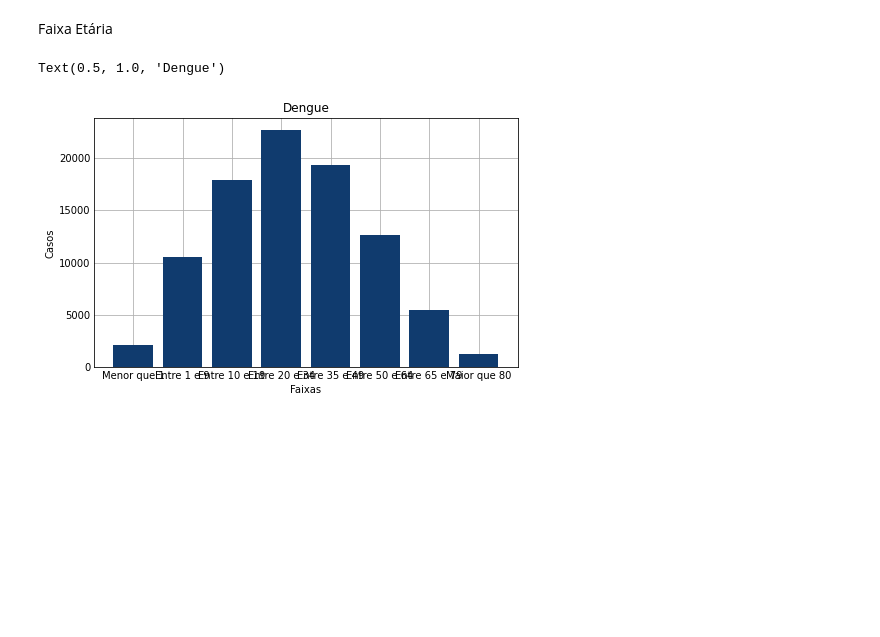
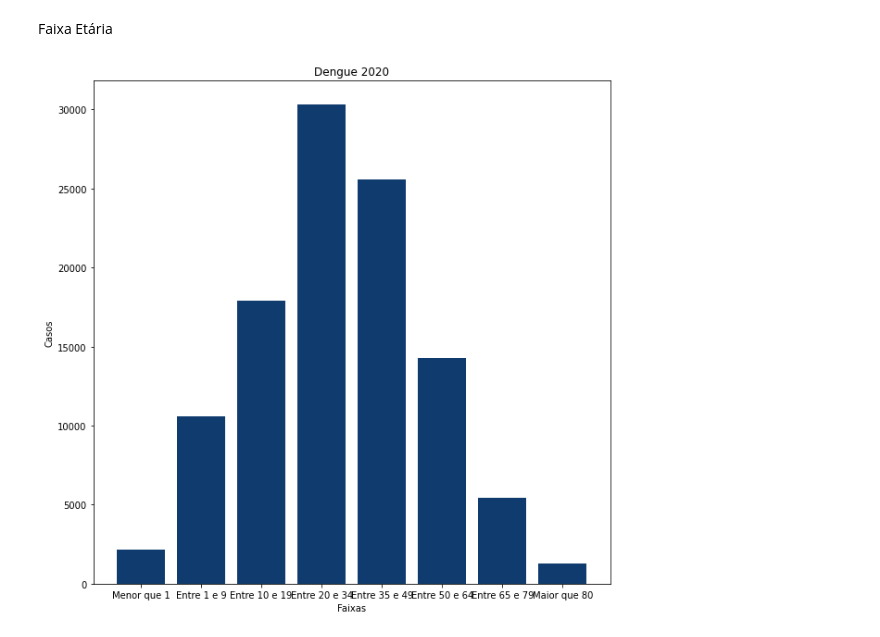
Before and after one commit to MatBrands/Modelagem-ArboBA, a Jupyter notebook: map_plt/map.ipynb, the cells around one changed output. Saved outputs shown, nothing was run; the diff lists cells and outputs as text; code cells hidden in the pictures; blank space fills up the shorter version.

```diff
--- a/map_plt/map.ipynb
+++ b/map_plt/map.ipynb
@@ -5,3 +7,13 @@ import matplotlib.pyplot as plt
+# %%
+arbo_v = "dengue"
+# arbo_v = "chikungunya"
+# arbo_v = "zika"
+
+anos = ["2020", "2021"]
+# %%
+plt.rcParams["figure.figsize"] = (10, 10)
+# %%
+scr = f"../scr/{arbo_v}/"
 # %% [markdown]
 Casos
 # %%
@@ -69,18 +87,22 @@ Text(0.5, 1.0, 'Dengue')
 # %% [markdown]
 Faixa Etária
 # %%
-arq = "./2020_fx_etaria.csv"
+arq = scr + "fx_etaria_municipio_" + anos[0] + ".csv"
 
 df = pd.read_csv(arq, encoding = "utf-8")
 df = df.drop(columns=['Unnamed: 0'])
 
 Faixa = ["Menor que 1", "Entre 1 e 9", "Entre 10 e 19", "Entre 20 e 34", "Entre 35 e 49", "Entre 50 e 64", "Entre 65 e 79", "Maior que 80"]
 Casos = [ df["<1 Ano"].sum(), df["1-4"].sum() + df["5-9"].sum(), df["10-14"].sum() + df["15-19"].sum(), df["20-34"].sum(), df["35-49"].sum(), df["50-64"].sum(), df["65-79"].sum(), df["80 e+"].sum() ]
 
 plt.bar(Faixa, Casos, color="#103b6e")
 plt.xlabel("Faixas")
 plt.ylabel("Casos")
-plt.title("Dengue")
+if arbo_v == "dengue":
+    plt.title(f"Dengue {anos[0]}")
+elif arbo_v == "chikungunya":
+    plt.title(f"Chikungunya {anos[0]}")
+else:
+    plt.title(f"Zika Vírus {anos[0]}")
 # %% [output]
-Text(0.5, 1.0, 'Dengue')
-[figure, old version]
+[figure, new version]
```
Also changed, not shown: parts of 4 cells of this notebook, 21 other files.
